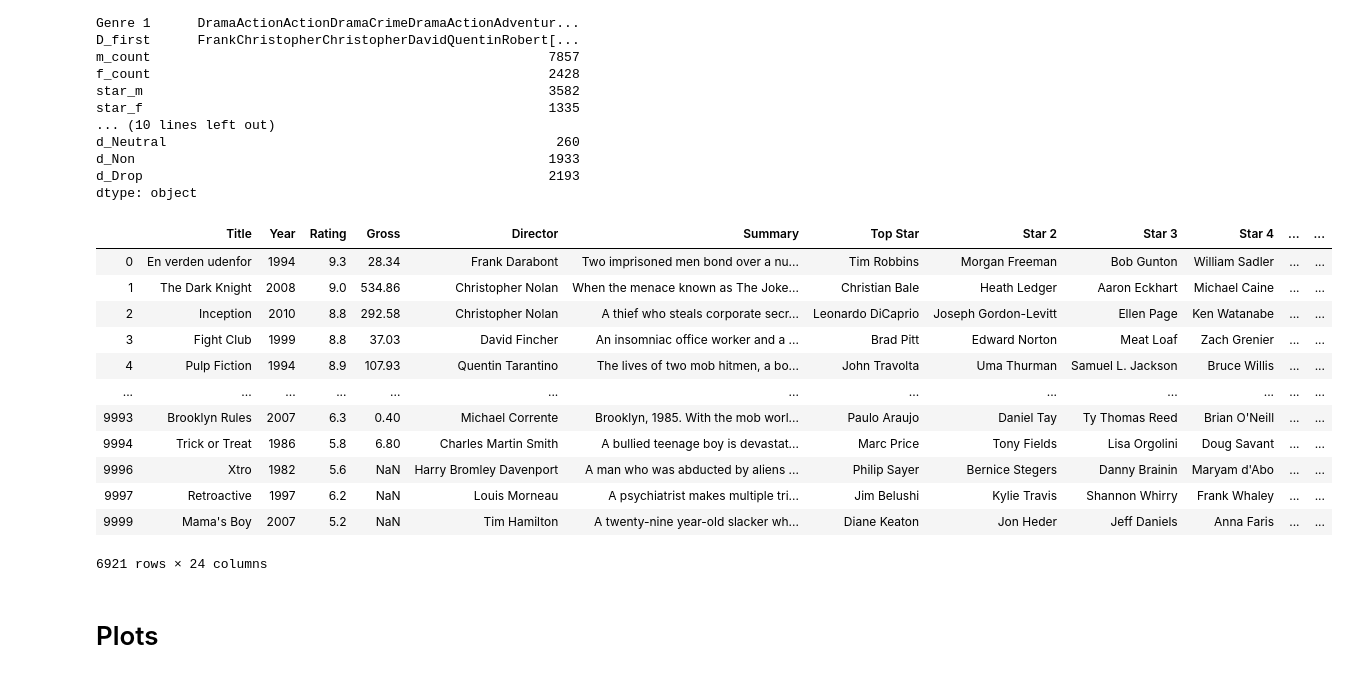
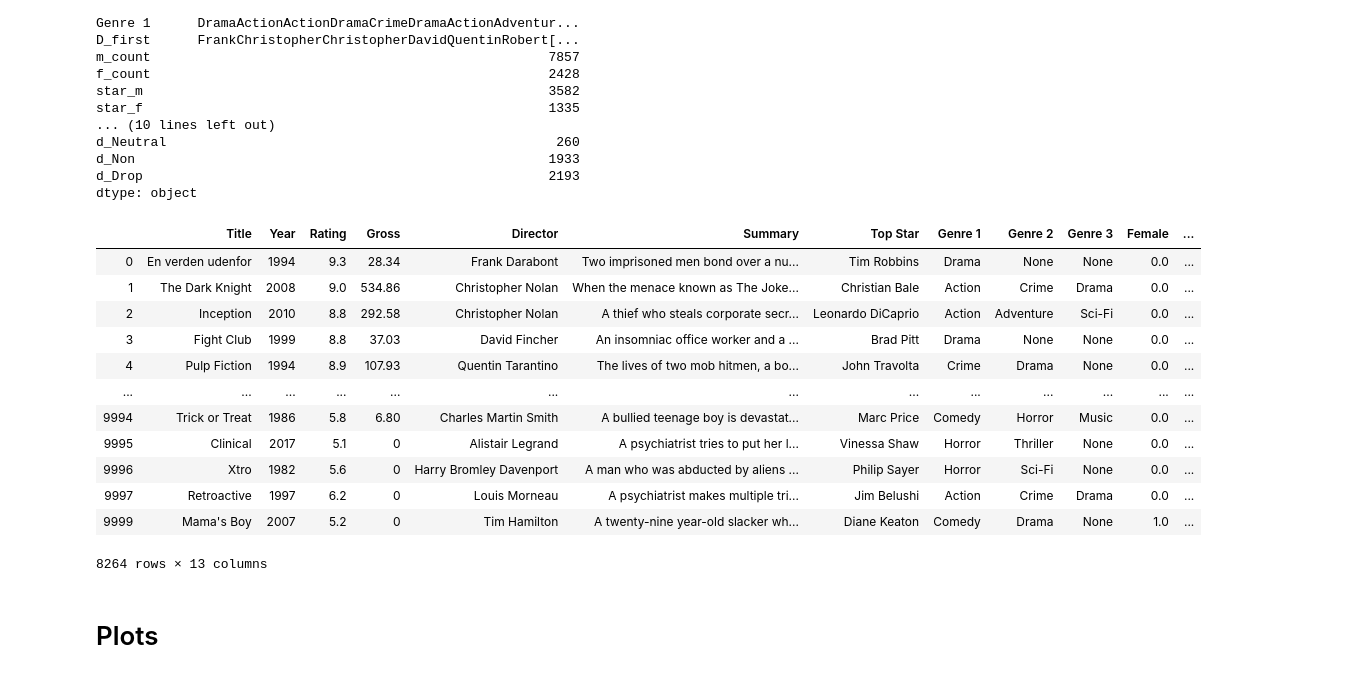
Before and after one commit to jbjornholm/Group-31-SoDa, a Jupyter notebook: Frederik/Exam/Matching.ipynb, the cells around one changed output. Cells and saved outputs as stored; diff of their text form; code cells hidden in the pictures.

```diff
--- a/Frederik/Exam/Matching.ipynb
+++ b/Frederik/Exam/Matching.ipynb
@@ -341,29 +341,33 @@ dtype: object
 # %%
 # Remove Neutral and Non and clean up
 done_1=done.drop(columns=['star_f','star_m','m_count','f_count','d_m_count','d_f_count','d_star_m','d_star_f'])
 done_1.head(1)
 done_1=done_1[done_1.Neutral != 1]
 done_1=done_1[done_1.Non != 1]
 done_2=done_1[done_1.d_Neutral != 1]
 done_2=done_2[done_2.d_Non != 1]
 done_true=done_1.drop(columns=['Male','Neutral','Non','d_Male','d_Neutral','d_Non','D_first','F_last','Star 2','Star 3','Star 4'])
 
 done_true
-done_2
+done_true['Female'].fillna(0, inplace= True)
+done_true['d_Female'].fillna(0, inplace= True)
+done_true['d_Drop'].fillna(0, inplace= True)
+done_true['Gross'].fillna(0, inplace= True)
+done_true
 # %% [output]
-|  | Title | Year | Rating | Gross | Director | Summary | Top Star | Star 2 | Star 3 | Star 4 | ... | ... |
-| 0 | En verden udenfor | 1994 | 9.3 | 28.34 | Frank Darabont | Two imprisoned men bond over a nu... | Tim Robbins | Morgan Freeman | Bob Gunton | William Sadler | ... | ... |
-| 1 | The Dark Knight | 2008 | 9.0 | 534.86 | Christopher Nolan | When the menace known as The Joke... | Christian Bale | Heath Ledger | Aaron Eckhart | Michael Caine | ... | ... |
-| 2 | Inception | 2010 | 8.8 | 292.58 | Christopher Nolan | A thief who steals corporate secr... | Leonardo DiCaprio | Joseph Gordon-Levitt | Ellen Page | Ken Watanabe | ... | ... |
-| 3 | Fight Club | 1999 | 8.8 | 37.03 | David Fincher | An insomniac office worker and a ... | Brad Pitt | Edward Norton | Meat Loaf | Zach Grenier | ... | ... |
-| 4 | Pulp Fiction | 1994 | 8.9 | 107.93 | Quentin Tarantino | The lives of two mob hitmen, a bo... | John Travolta | Uma Thurman | Samuel L. Jackson | Bruce Willis | ... | ... |
+|  | Title | Year | Rating | Gross | Director | Summary | Top Star | Genre 1 | Genre 2 | Genre 3 | Female | ... |
+| 0 | En verden udenfor | 1994 | 9.3 | 28.34 | Frank Darabont | Two imprisoned men bond over a nu... | Tim Robbins | Drama | None | None | 0.0 | ... |
+| 1 | The Dark Knight | 2008 | 9.0 | 534.86 | Christopher Nolan | When the menace known as The Joke... | Christian Bale | Action | Crime | Drama | 0.0 | ... |
+| 2 | Inception | 2010 | 8.8 | 292.58 | Christopher Nolan | A thief who steals corporate secr... | Leonardo DiCaprio | Action | Adventure | Sci-Fi | 0.0 | ... |
+| 3 | Fight Club | 1999 | 8.8 | 37.03 | David Fincher | An insomniac office worker and a ... | Brad Pitt | Drama | None | None | 0.0 | ... |
+| 4 | Pulp Fiction | 1994 | 8.9 | 107.93 | Quentin Tarantino | The lives of two mob hitmen, a bo... | John Travolta | Crime | Drama | None | 0.0 | ... |
 | ... | ... | ... | ... | ... | ... | ... | ... | ... | ... | ... | ... | ... |
-| 9993 | Brooklyn Rules | 2007 | 6.3 | 0.40 | Michael Corrente | Brooklyn, 1985. With the mob worl... | Paulo Araujo | Daniel Tay | Ty Thomas Reed | Brian O'Neill | ... | ... |
-| 9994 | Trick or Treat | 1986 | 5.8 | 6.80 | Charles Martin Smith | A bullied teenage boy is devastat... | Marc Price | Tony Fields | Lisa Orgolini | Doug Savant | ... | ... |
-| 9996 | Xtro | 1982 | 5.6 | NaN | Harry Bromley Davenport | A man who was abducted by aliens ... | Philip Sayer | Bernice Stegers | Danny Brainin | Maryam d'Abo | ... | ... |
-| 9997 | Retroactive | 1997 | 6.2 | NaN | Louis Morneau | A psychiatrist makes multiple tri... | Jim Belushi | Kylie Travis | Shannon Whirry | Frank Whaley | ... | ... |
-| 9999 | Mama's Boy | 2007 | 5.2 | NaN | Tim Hamilton | A twenty-nine year-old slacker wh... | Diane Keaton | Jon Heder | Jeff Daniels | Anna Faris | ... | ... |
+| 9994 | Trick or Treat | 1986 | 5.8 | 6.80 | Charles Martin Smith | A bullied teenage boy is devastat... | Marc Price | Comedy | Horror | Music | 0.0 | ... |
+| 9995 | Clinical | 2017 | 5.1 | 0 | Alistair Legrand | A psychiatrist tries to put her l... | Vinessa Shaw | Horror | Thriller | None | 0.0 | ... |
+| 9996 | Xtro | 1982 | 5.6 | 0 | Harry Bromley Davenport | A man who was abducted by aliens ... | Philip Sayer | Horror | Sci-Fi | None | 0.0 | ... |
+| 9997 | Retroactive | 1997 | 6.2 | 0 | Louis Morneau | A psychiatrist makes multiple tri... | Jim Belushi | Action | Crime | Drama | 0.0 | ... |
+| 9999 | Mama's Boy | 2007 | 5.2 | 0 | Tim Hamilton | A twenty-nine year-old slacker wh... | Diane Keaton | Comedy | Drama | None | 1.0 | ... |
-6921 rows × 24 columns
+8264 rows × 13 columns
 # %%
 abs_path='C:/Users/frede/OneDrive/Documents/GitHub/Group/Group-31-SoDa/Data/movie_1.csv'
 done_true.to_csv(abs_path)
```
Also changed, not shown: 3 other files.
